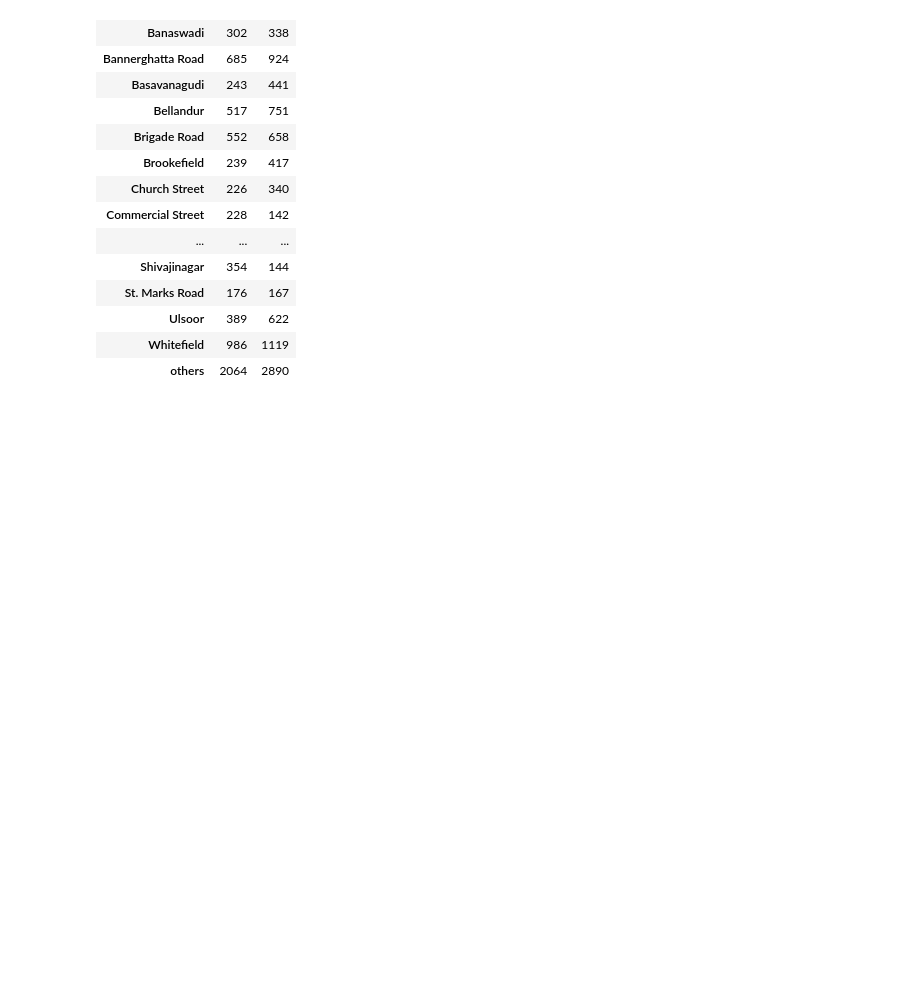
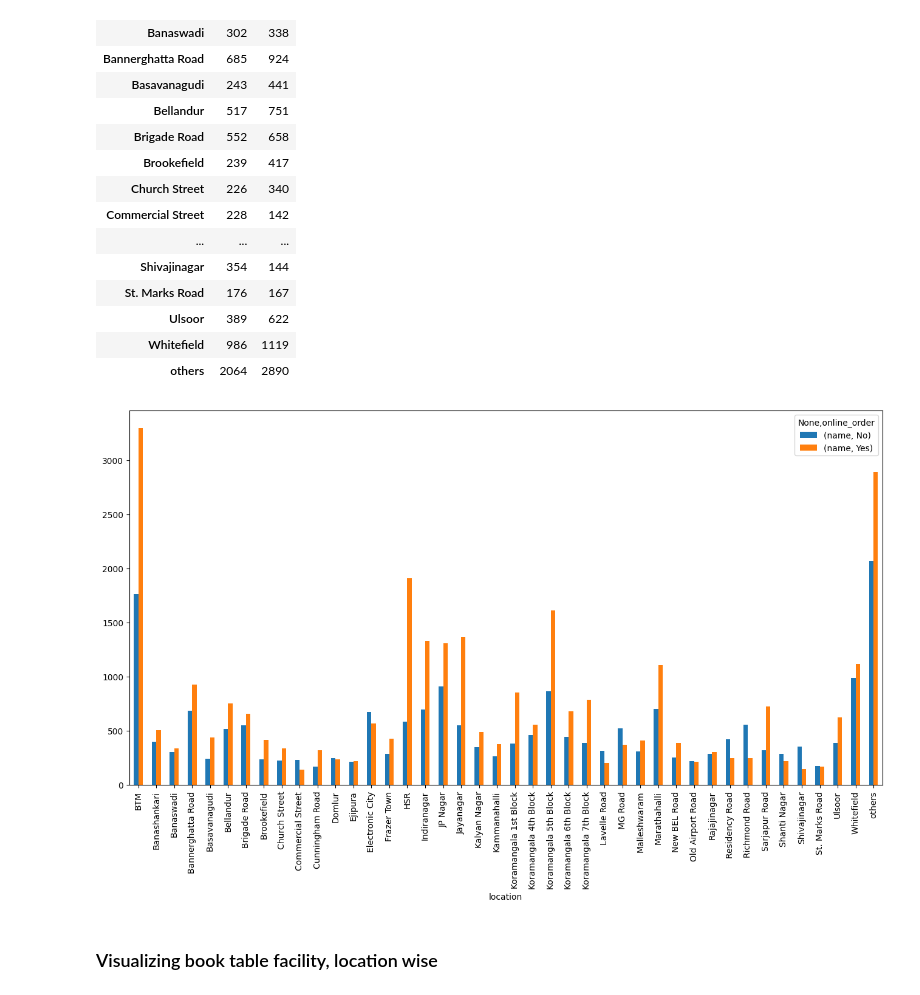
Before and after one commit to aman-singanamala/EDA-s, a Jupyter notebook: ZOMATO-DATASET/analysis.ipynb, the cells around one changed output. Saved outputs shown, nothing was run; the diff lists cells and outputs as text; code cells hidden in the pictures; blank space fills up the shorter version.

```diff
--- a/ZOMATO-DATASET/analysis.ipynb
+++ b/ZOMATO-DATASET/analysis.ipynb
@@ -446,3 +446,10 @@ df1
 | Ulsoor | 389 | 622 |
 | Whitefield | 986 | 1119 |
 | others | 2064 | 2890 |
+# %%
+df1.plot(kind='bar',figsize=(16,8))
+plt.show()
+# %% [output]
+[figure, added]
+# %% [markdown]
+### Visualizing book table facility, location wise
```
Also changed, not shown: parts of 8 cells of this notebook, 2 other files.
